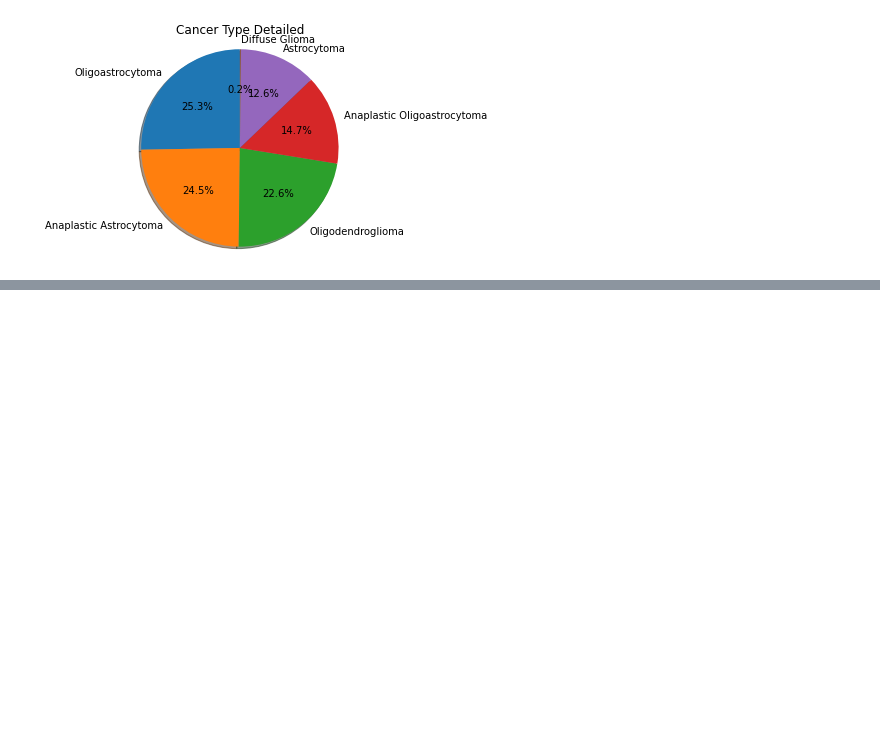
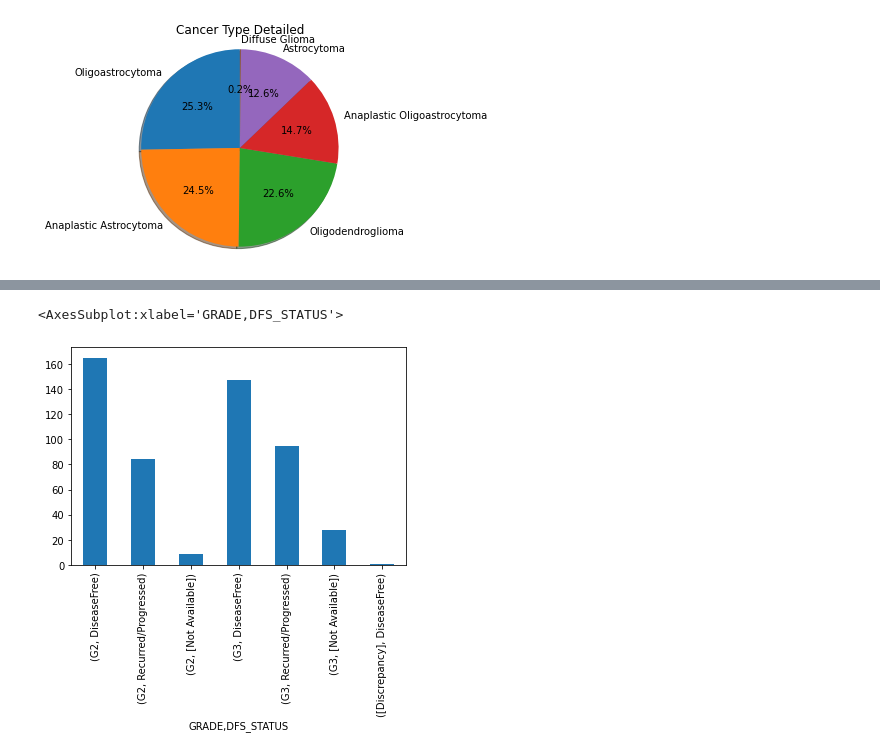
Before and after one commit to anaalexoliveira/Bioinformatica_Glioma, a Jupyter notebook: Glioma_Analysis.ipynb, the cells around one changed output, grey strips where cells are left out. Drawn from its saved outputs; the diff is of its cells as text; code cells hidden in the pictures; blank space fills up the shorter version.

```diff
--- a/Glioma_Analysis.ipynb
+++ b/Glioma_Analysis.ipynb
@@ -277,0 +324,5 @@ plt.show()
+# %%
+new_unified_meta.groupby(['GRADE','DFS_STATUS']).size().plot.bar()
+# %% [output]
+<AxesSubplot:xlabel='GRADE,DFS_STATUS'>
+[figure, added]
```
Also changed, not shown: parts of 16 cells of this notebook.
